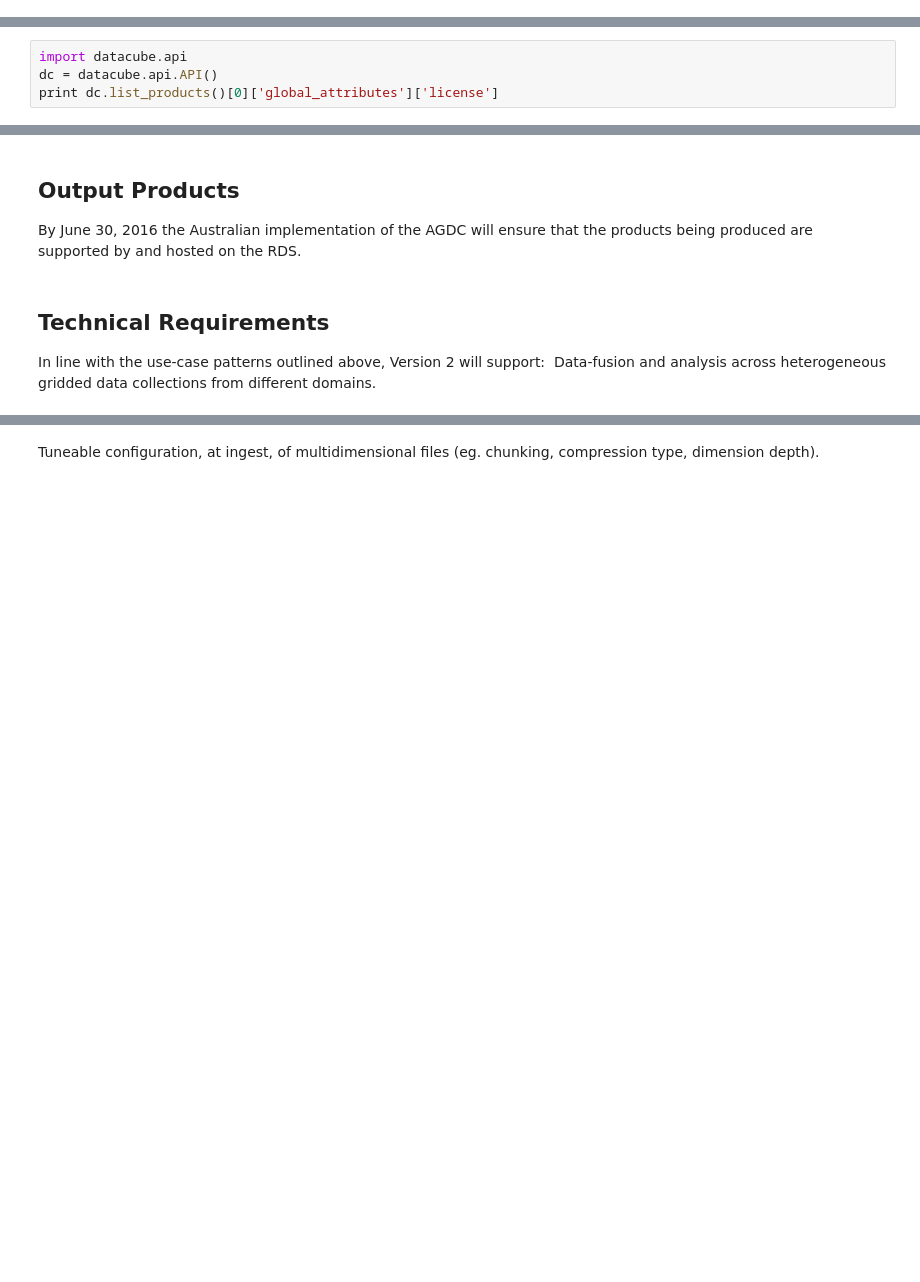
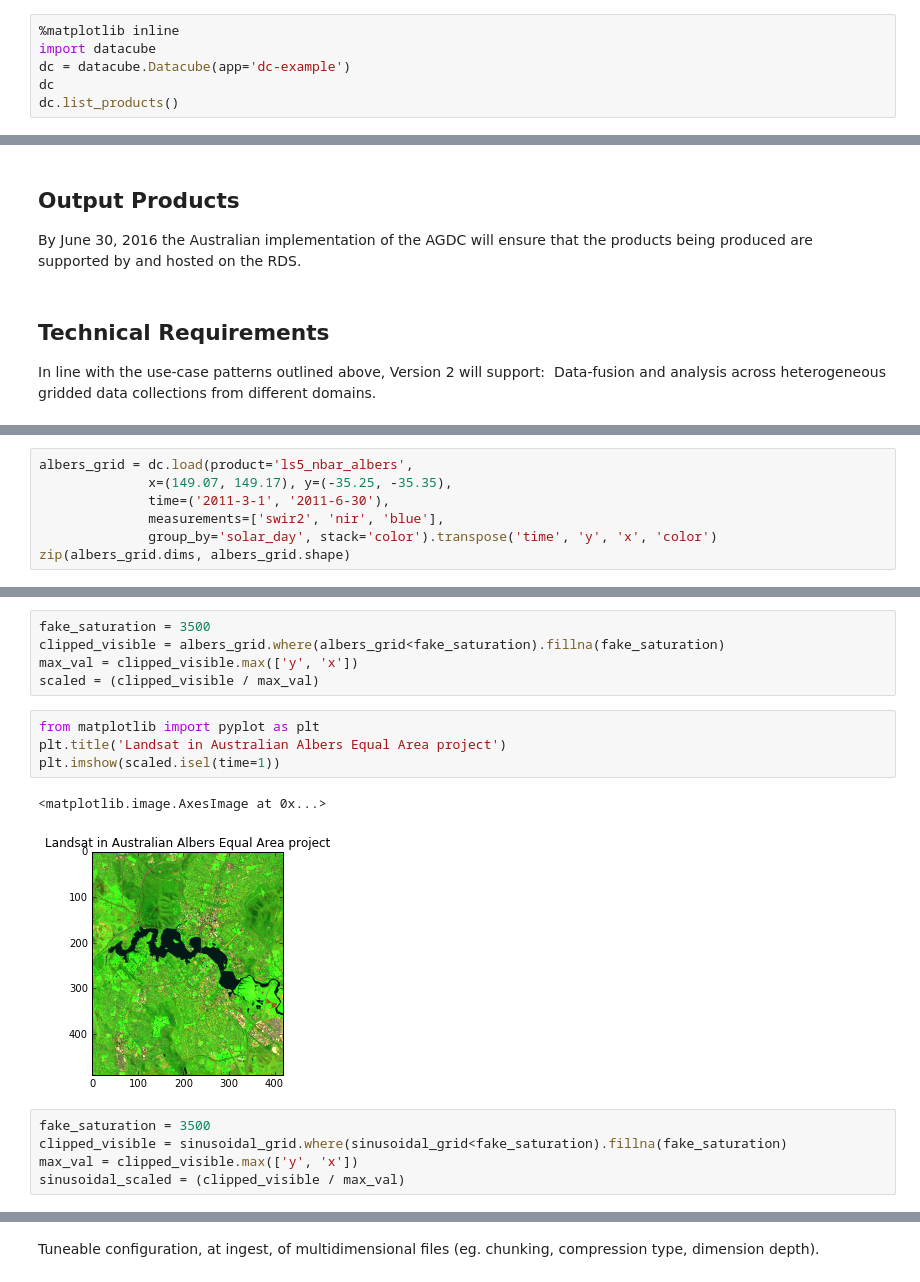
Before and after one commit to GeoscienceAustralia/dea-validation, a Jupyter notebook: requirements_met.ipynb, the cells around one changed output, grey strips where cells are left out. Saved outputs shown, nothing was run; the diff lists cells and outputs as text; blank space fills up the shorter version.

```diff
--- a/requirements_met.ipynb
+++ b/requirements_met.ipynb
@@ -72,0 +63,6 @@ LS5 PQ 25 metre, 100km tile, Albers projection
+# %%
+%matplotlib inline
+import datacube
+dc = datacube.Datacube(app='dc-example')
+dc
+dc.list_products()
@@ -122,4 +150,0 @@ All data collections that are included in the Australian implementation of the A
-# %%
-import datacube.api
-dc = datacube.api.API()
-print dc.list_products()[0]['global_attributes']['license']
@@ -197,0 +201,7 @@ sinusoidal.plot()
+# %%
+albers_grid = dc.load(product='ls5_nbar_albers',
+              x=(149.07, 149.17), y=(-35.25, -35.35),
+              time=('2011-3-1', '2011-6-30'),
+              measurements=['swir2', 'nir', 'blue'],
+              group_by='solar_day', stack='color').transpose('time', 'y', 'x', 'color')
+zip(albers_grid.dims, albers_grid.shape)
@@ -197,0 +229,17 @@ sinusoidal.plot()
+# %%
+fake_saturation = 3500
+clipped_visible = albers_grid.where(albers_grid<fake_saturation).fillna(fake_saturation)
+max_val = clipped_visible.max(['y', 'x'])
+scaled = (clipped_visible / max_val)
+# %%
+from matplotlib import pyplot as plt
+plt.title('Landsat in Australian Albers Equal Area project')
+plt.imshow(scaled.isel(time=1))
+# %% [output]
+<matplotlib.image.AxesImage at 0x...>
+[figure, added]
+# %%
+fake_saturation = 3500
+clipped_visible = sinusoidal_grid.where(sinusoidal_grid<fake_saturation).fillna(fake_saturation)
+max_val = clipped_visible.max(['y', 'x'])
+sinusoidal_scaled = (clipped_visible / max_val)
```
Also changed, not shown: parts of 33 cells of this notebook.
